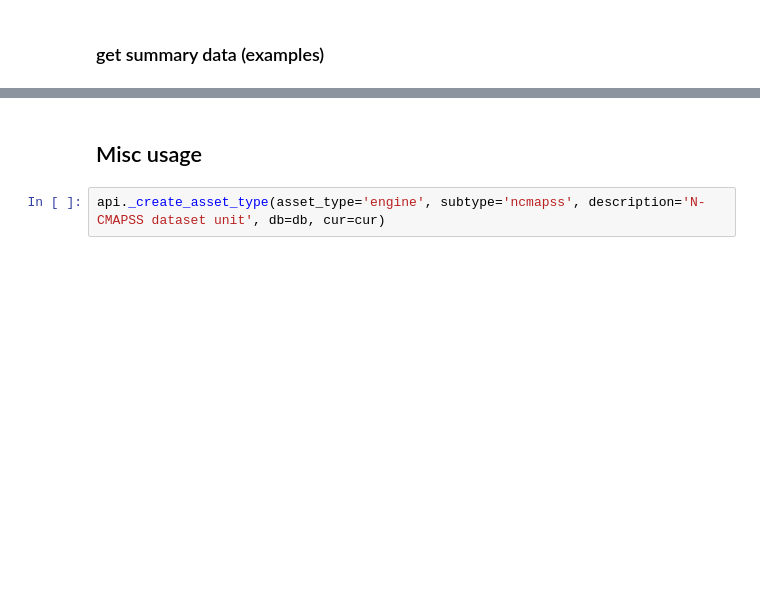
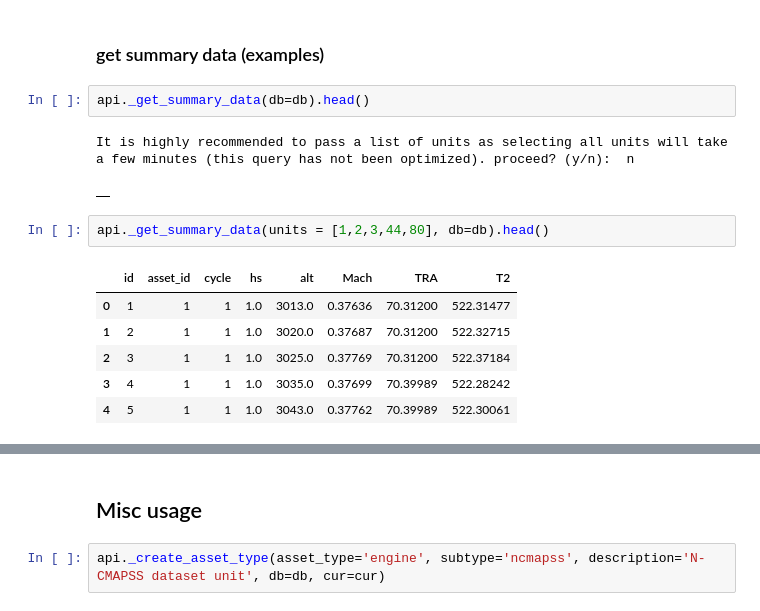
Before and after one commit to darrahts/phm2021_data_challenge, a Jupyter notebook: notebooks/database_api_ncmapss.ipynb, the cells around one changed output, grey strips where cells are left out. Cells and saved outputs as stored; diff of their text form; blank space fills up the shorter version.

Commit message:
data extraction updates

```diff
--- a/notebooks/database_api_ncmapss.ipynb
+++ b/notebooks/database_api_ncmapss.ipynb
@@ -338,2 +338,16 @@ api._get_units(datasets=['DS08a-009', 'DS08c-008'], db=db)
 # %% [markdown]
 ### get summary data (examples)
+# %%
+api._get_summary_data(db=db).head()
+# %% [output]
+It is highly recommended to pass a list of units as selecting all units will take a few minutes (this query has not been optimized). proceed? (y/n):  n
+|  |
+# %%
+api._get_summary_data(units = [1,2,3,44,80], db=db).head()
+# %% [output]
+|  | id | asset_id | cycle | hs | alt | Mach | TRA | T2 |
+| 0 | 1 | 1 | 1 | 1.0 | 3013.0 | 0.37636 | 70.31200 | 522.31477 |
+| 1 | 2 | 1 | 1 | 1.0 | 3020.0 | 0.37687 | 70.31200 | 522.32715 |
+| 2 | 3 | 1 | 1 | 1.0 | 3025.0 | 0.37769 | 70.31200 | 522.37184 |
+| 3 | 4 | 1 | 1 | 1.0 | 3035.0 | 0.37699 | 70.39989 | 522.28242 |
+| 4 | 5 | 1 | 1 | 1.0 | 3043.0 | 0.37762 | 70.39989 | 522.30061 |
```
Also changed, not shown: parts of 10 cells of this notebook, 1 other file.
